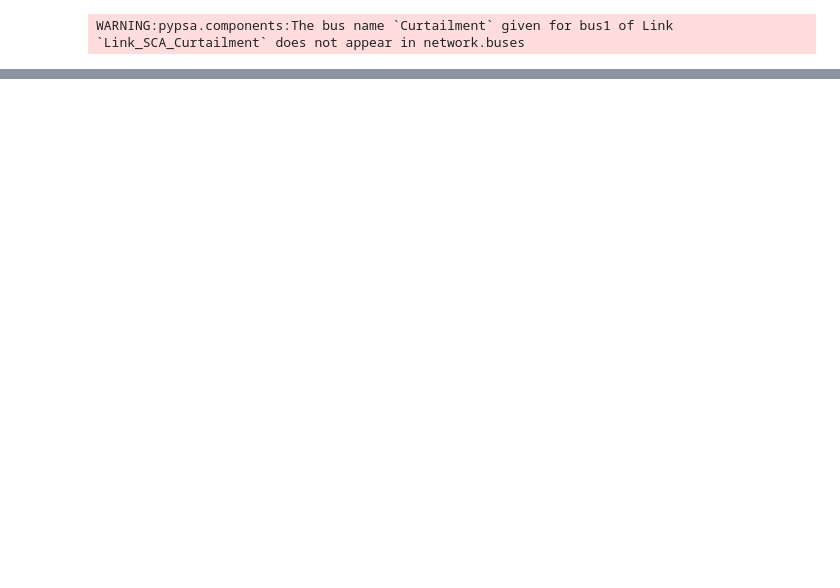
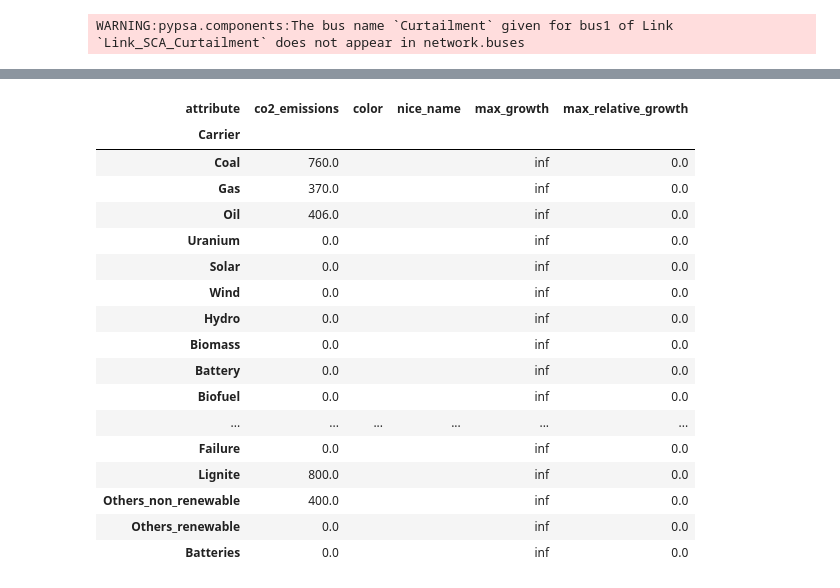
Before and after one commit to mikolaj2268/ATHENS-Planning-the-European-electricity-system, a Jupyter notebook: Europe 2_Plots.ipynb, the cells around one changed output, grey strips where cells are left out. Cells and saved outputs as stored; diff of their text form; code cells hidden in the pictures; blank space fills up the shorter version.

```diff
--- a/Europe 2_Plots.ipynb
+++ b/Europe 2_Plots.ipynb
@@ -288,0 +326,21 @@ TypeError: Only valid with DatetimeIndex, TimedeltaIndex or PeriodIndex, but got
+# %%
+network.carriers
+# %% [output]
+| attribute | co2_emissions | color | nice_name | max_growth | max_relative_growth |
+| Carrier |  |  |  |  |  |
+| Coal | 760.0 |  |  | inf | 0.0 |
+| Gas | 370.0 |  |  | inf | 0.0 |
+| Oil | 406.0 |  |  | inf | 0.0 |
+| Uranium | 0.0 |  |  | inf | 0.0 |
+| Solar | 0.0 |  |  | inf | 0.0 |
+| Wind | 0.0 |  |  | inf | 0.0 |
+| Hydro | 0.0 |  |  | inf | 0.0 |
+| Biomass | 0.0 |  |  | inf | 0.0 |
+| Battery | 0.0 |  |  | inf | 0.0 |
+| Biofuel | 0.0 |  |  | inf | 0.0 |
+| ... | ... | ... | ... | ... | ... |
+| Failure | 0.0 |  |  | inf | 0.0 |
+| Lignite | 800.0 |  |  | inf | 0.0 |
+| Others_non_renewable | 400.0 |  |  | inf | 0.0 |
+| Others_renewable | 0.0 |  |  | inf | 0.0 |
+| Batteries | 0.0 |  |  | inf | 0.0 |
```
Also changed, not shown: parts of 22 cells of this notebook, 1 other file.
